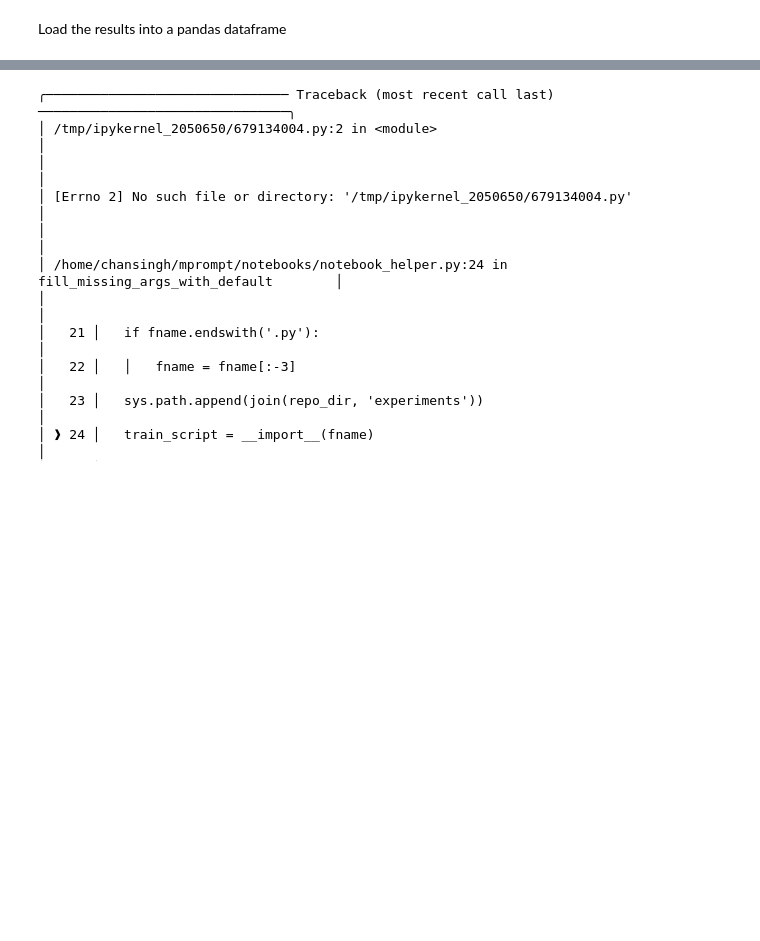
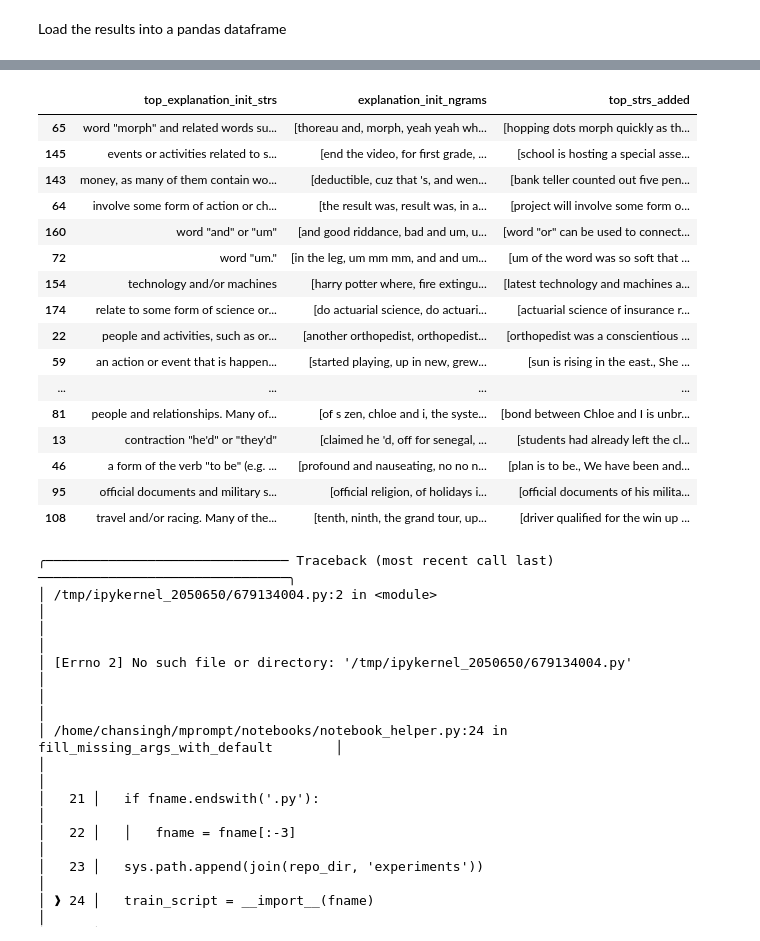
Before and after one commit to microsoft/automated-explanations, a Jupyter notebook: notebooks/01_model_results.ipynb, the cells around one changed output, grey strips where cells are left out. Cells and saved outputs as stored; diff of their text form; code cells hidden in the pictures; blank space fills up the shorter version.

```diff
--- a/notebooks/01_model_results.ipynb
+++ b/notebooks/01_model_results.ipynb
@@ -11,4 +11,4 @@ import pickle as pkl
 import notebook_helper
 import sys
 sys.path.append('../experiments/')
-results_dir = '../results/feb10_fmri_sweep/'
+results_dir = '../results/feb11_fmri_sweep/'
@@ -51,3 +44,32 @@ r[['module_num', 'top_score_synthetic', 'top_explanation_init_strs', 'explanatio
+# %%
+# display full strings
+with pd.option_context('display.max_colwidth', -1, 'display.max_rows', 200):
+
+    display(
+        r
+        .sort_values(by='top_score_synthetic', ascending=False)
+        # r[['module_num', 'top_score_synthetic', 'top_explanation_init_strs', 'explanation_init_ngrams']]
+        .filter(['top_explanation_init_strs', 'explanation_init_ngrams', 'top_strs_added'])
+        .head(n=20)
+    )
+# %% [output]
+|  | top_explanation_init_strs | explanation_init_ngrams | top_strs_added |
+| 65 | word "morph" and related words su... | [thoreau and, morph, yeah yeah wh... | [hopping dots morph quickly as th... |
+| 145 | events or activities related to s... | [end the video, for first grade, ... | [school is hosting a special asse... |
+| 143 | money, as many of them contain wo... | [deductible, cuz that 's, and wen... | [bank teller counted out five pen... |
+| 64 | involve some form of action or ch... | [the result was, result was, in a... | [project will involve some form o... |
+| 160 | word "and" or "um" | [and good riddance, bad and um, u... | [word "or" can be used to connect... |
+| 72 | word "um." | [in the leg, um mm mm, and and um... | [um of the word was so soft that ... |
+| 154 | technology and/or machines | [harry potter where, fire extingu... | [latest technology and machines a... |
+| 174 | relate to some form of science or... | [do actuarial science, do actuari... | [actuarial science of insurance r... |
+| 22 | people and activities, such as or... | [another orthopedist, orthopedist... | [orthopedist was a conscientious ... |
+| 59 | an action or event that is happen... | [started playing, up in new, grew... | [sun is rising in the east., She ... |
+| ... | ... | ... | ... |
+| 81 | people and relationships. Many of... | [of s zen, chloe and i, the syste... | [bond between Chloe and I is unbr... |
+| 13 | contraction "he'd" or "they'd" | [claimed he 'd, off for senegal, ... | [students had already left the cl... |
+| 46 | a form of the verb "to be" (e.g. ... | [profound and nauseating, no no n... | [plan is to be., We have been and... |
+| 95 | official documents and military s... | [official religion, of holidays i... | [official documents of his milita... |
+| 108 | travel and/or racing. Many of the... | [tenth, ninth, the grand tour, up... | [driver qualified for the win up ... |
 # %%
 expls = r.sort_values('module_num')['explanation_init_ngrams']
 # %%
```
Also changed, not shown: parts of 3 cells of this notebook, 3 other files.
